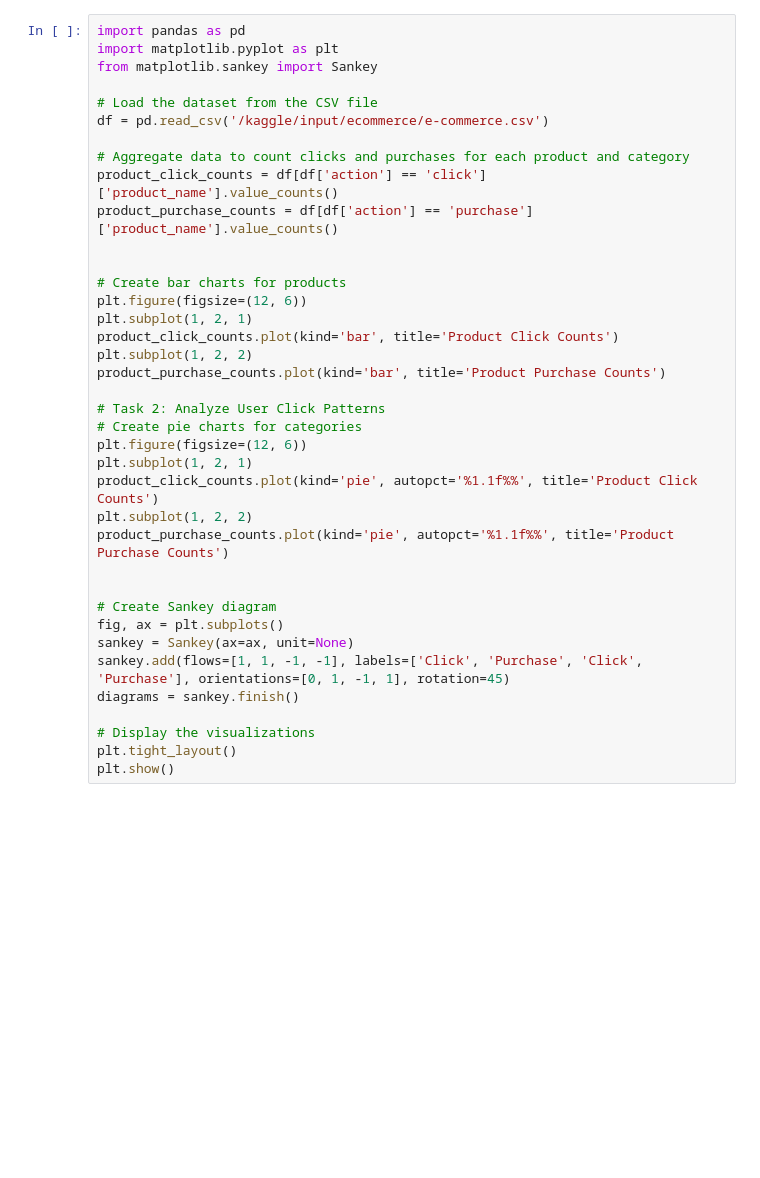
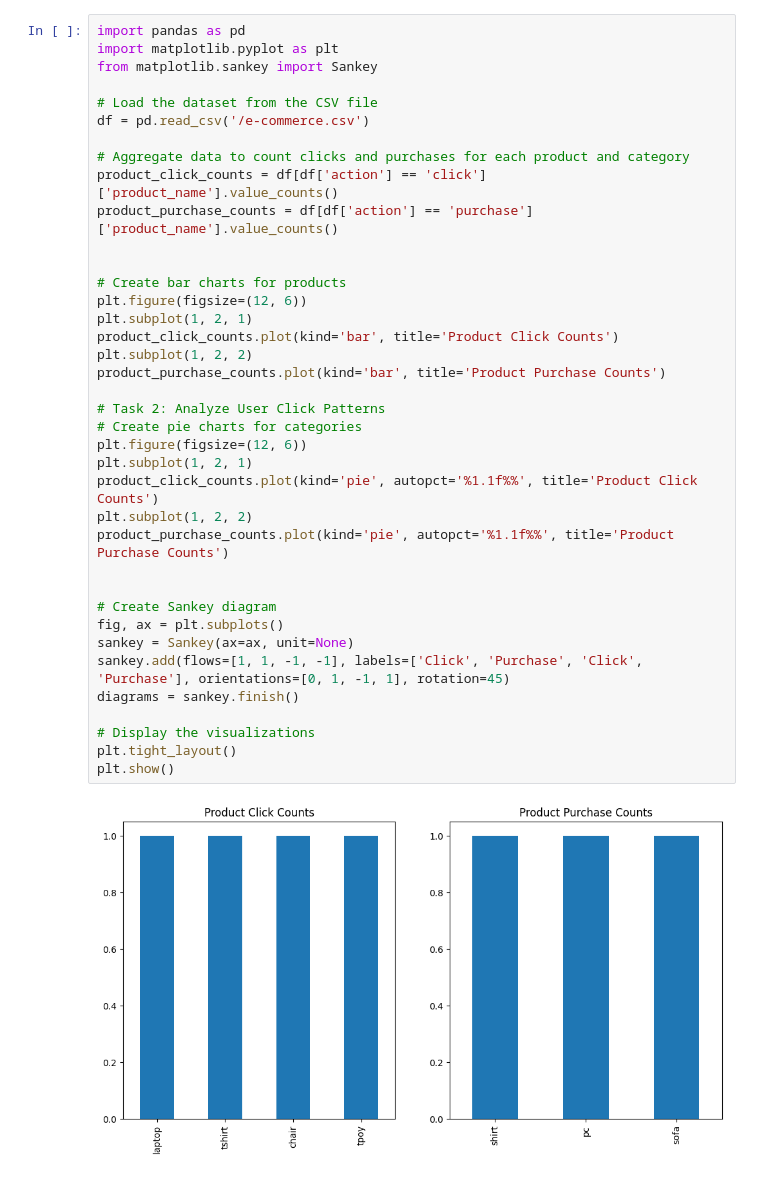
Before and after one commit to sujitha365/dv-assignments, a Jupyter notebook: ecommerce.ipynb, the cells around one changed output. Saved outputs shown, nothing was run; the diff lists cells and outputs as text; blank space fills up the shorter version.

```diff
--- a/ecommerce.ipynb
+++ b/ecommerce.ipynb
@@ -6,35 +6,37 @@ import matplotlib.pyplot as plt
 from matplotlib.sankey import Sankey
 
 # Load the dataset from the CSV file
-df = pd.read_csv('/kaggle/input/ecommerce/e-commerce.csv')
+df = pd.read_csv('/e-commerce.csv')
 
 # Aggregate data to count clicks and purchases for each product and category
 product_click_counts = df[df['action'] == 'click']['product_name'].value_counts()
 product_purchase_counts = df[df['action'] == 'purchase']['product_name'].value_counts()
 
 
 # Create bar charts for products
 plt.figure(figsize=(12, 6))
 plt.subplot(1, 2, 1)
 product_click_counts.plot(kind='bar', title='Product Click Counts')
 plt.subplot(1, 2, 2)
 product_purchase_counts.plot(kind='bar', title='Product Purchase Counts')
 
 # Task 2: Analyze User Click Patterns
 # Create pie charts for categories
 plt.figure(figsize=(12, 6))
 plt.subplot(1, 2, 1)
 product_click_counts.plot(kind='pie', autopct='%1.1f%%', title='Product Click Counts')
 plt.subplot(1, 2, 2)
 product_purchase_counts.plot(kind='pie', autopct='%1.1f%%', title='Product Purchase Counts')
 
 
 # Create Sankey diagram
 fig, ax = plt.subplots()
 sankey = Sankey(ax=ax, unit=None)
 sankey.add(flows=[1, 1, -1, -1], labels=['Click', 'Purchase', 'Click', 'Purchase'], orientations=[0, 1, -1, 1], rotation=45)
 diagrams = sankey.finish()
 
 # Display the visualizations
 plt.tight_layout()
 plt.show()
+# %% [output]
+[figure, added]
```
Also changed, not shown: parts of 1 cell of this notebook.
